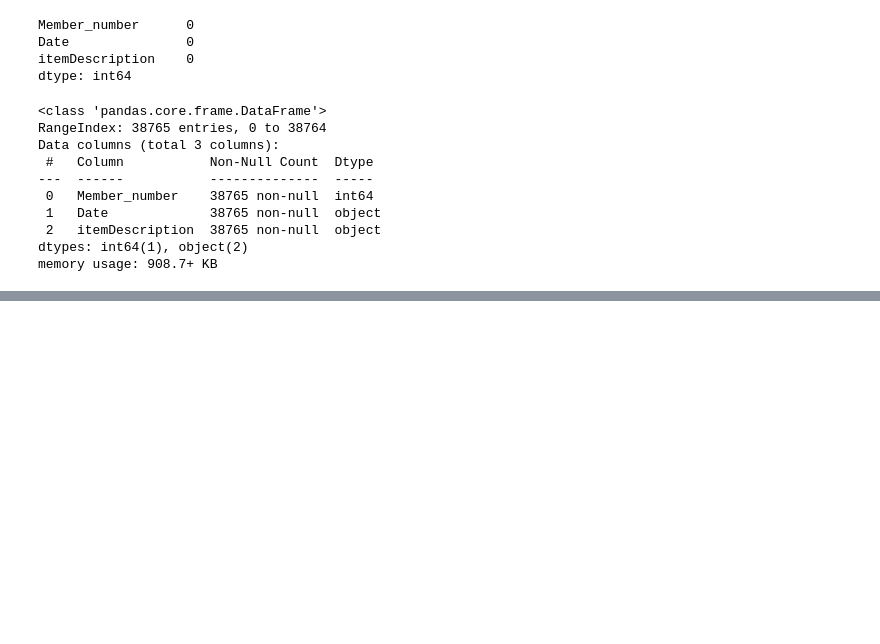
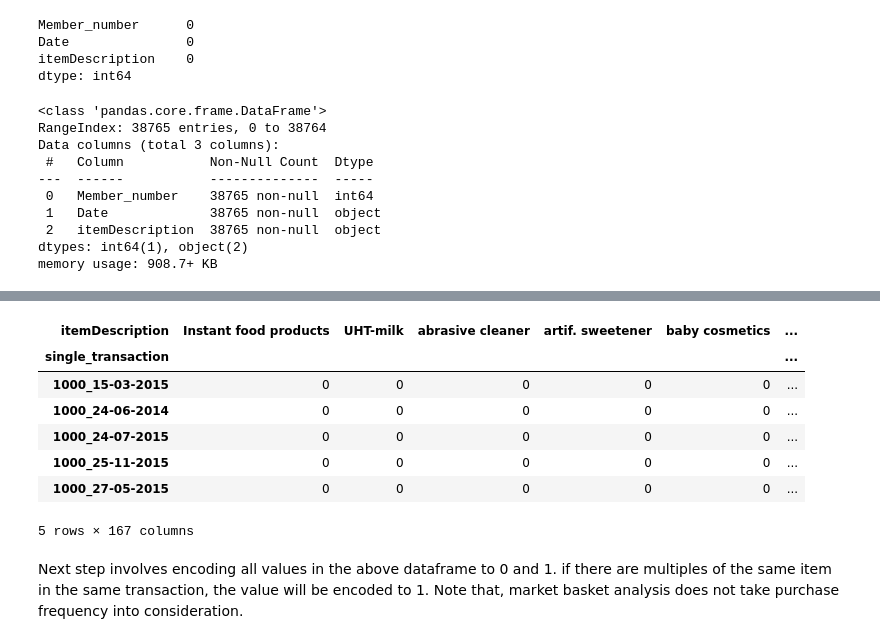
Before and after one commit to Pri3scilla/FLiT-Data-Science-Mentorship-Projects, a Jupyter notebook: market_basket_analysis.ipynb, the cells around one changed output, grey strips where cells are left out. Saved outputs shown, nothing was run; the diff lists cells and outputs as text; code cells hidden in the pictures; blank space fills up the shorter version.

```diff
--- a/market_basket_analysis.ipynb
+++ b/market_basket_analysis.ipynb
@@ -63,0 +65,9 @@ SyntaxError: ignored
+# %%
+# To remove excess white space if any is present
+df= df.apply(lambda x: x.str.strip() if x.dtype== "object" else x)
+# %%
+# convert 'Date' column to a standard date format
+df['Date'] = pd.to_datetime(df['Date'])
+
+# Ensure date types are appropriate
+df.dtypes
@@ -63,0 +101,3 @@ SyntaxError: ignored
+# %%
+#Remove duplicates from the original data frame
+df = df.drop_duplicates()
@@ -63,0 +114,5 @@ SyntaxError: ignored
+# %%
+#Group items with the same member number and date
+df['single_transaction'] = df['Member_number'].astype(str)+'_'+df['Date'].astype(str)
+
+df.head()
@@ -63,0 +126,19 @@ SyntaxError: ignored
+# %%
+#pivot the table above to convert the items into columns and the transaction into rows
+
+df2 = pd.crosstab(df['single_transaction'], df['itemDescription'])
+
+df2.head()
+# %% [output]
+| itemDescription | Instant food products | UHT-milk | abrasive cleaner | artif. sweetener | baby cosmetics | ... |
+| single_transaction |  |  |  |  |  | ... |
+| 1000_15-03-2015 | 0 | 0 | 0 | 0 | 0 | ... |
+| 1000_24-06-2014 | 0 | 0 | 0 | 0 | 0 | ... |
+| 1000_24-07-2015 | 0 | 0 | 0 | 0 | 0 | ... |
+| 1000_25-11-2015 | 0 | 0 | 0 | 0 | 0 | ... |
+| 1000_27-05-2015 | 0 | 0 | 0 | 0 | 0 | ... |
+5 rows × 167 columns
+# %% [markdown]
+Next step involves encoding all values in the above dataframe to 0 and 1.
+if there are multiples of the same item in the same transaction, the value will be encoded to 1.
+Note that, market basket analysis does not take purchase frequency into consideration.
```
Also changed, not shown: parts of 14 cells of this notebook.
